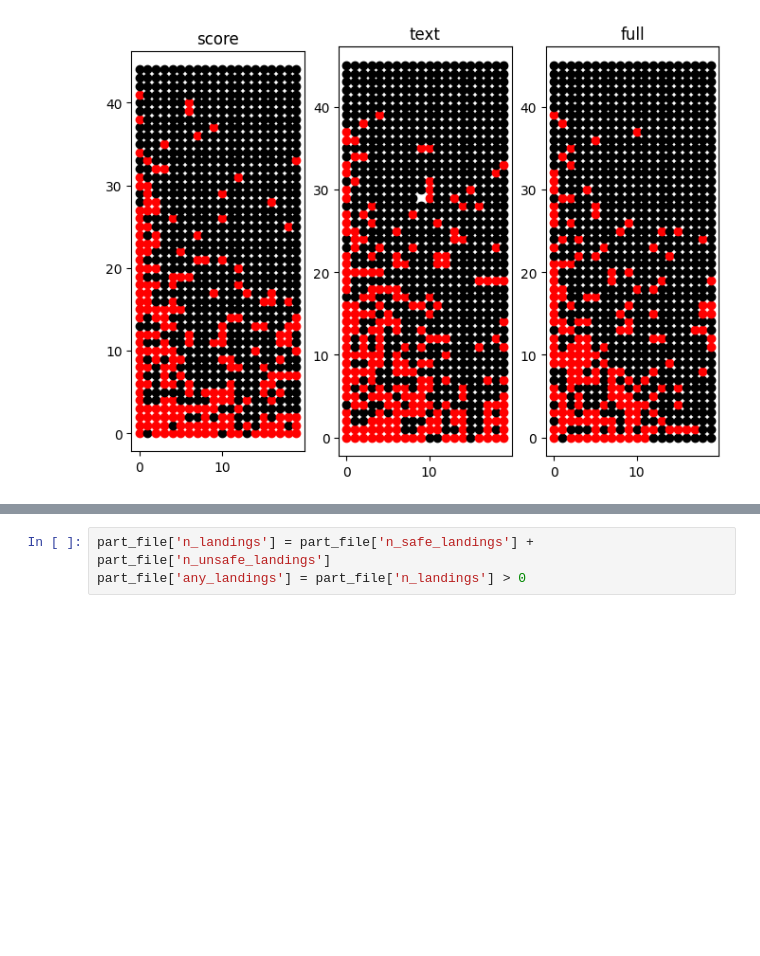
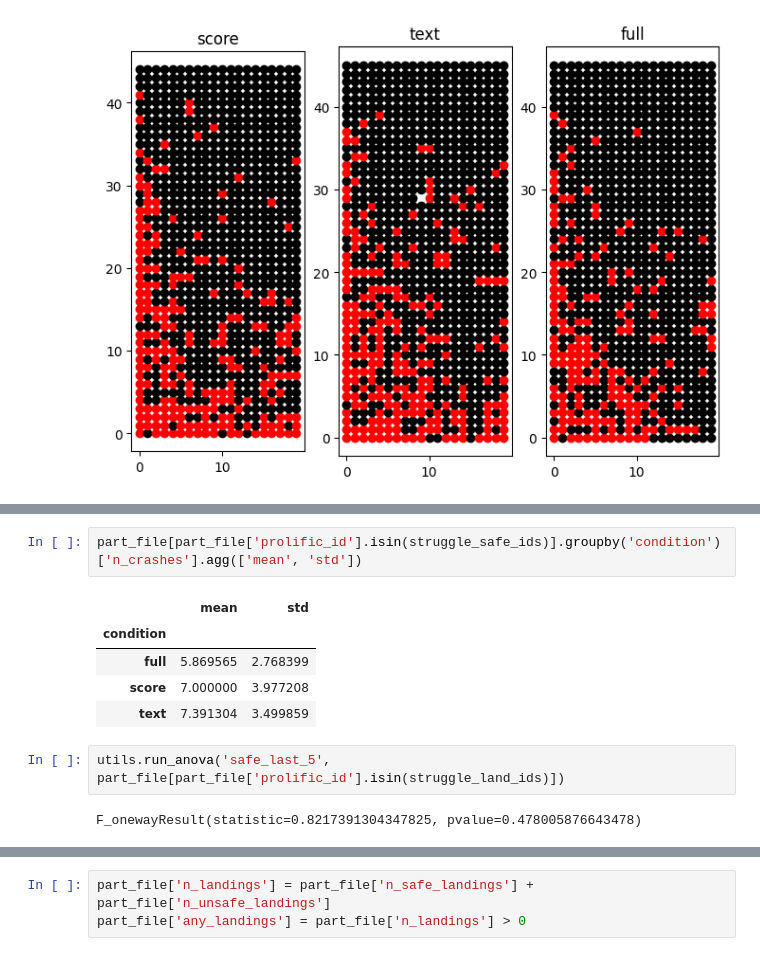
Before and after one commit to cairo-robotics/llm-multimodal-drone-feedback, a Jupyter notebook: analysis/analysis_brainstorm.ipynb, the cells around one changed output, grey strips where cells are left out. Cells and saved outputs as stored; diff of their text form; blank space fills up the shorter version.

```diff
--- a/analysis/analysis_brainstorm.ipynb
+++ b/analysis/analysis_brainstorm.ipynb
@@ -943,0 +992,12 @@ skipping participant 6522a86994a5ce0d7bb9feba trial 9
+# %%
+part_file[part_file['prolific_id'].isin(struggle_safe_ids)].groupby('condition')['n_crashes'].agg(['mean', 'std'])
+# %% [output]
+|  | mean | std |
+| condition |  |  |
+| full | 5.869565 | 2.768399 |
+| score | 7.000000 | 3.977208 |
+| text | 7.391304 | 3.499859 |
+# %%
+utils.run_anova('safe_last_5', part_file[part_file['prolific_id'].isin(struggle_land_ids)])
+# %% [output]
+F_onewayResult(statistic=0.8217391304347825, pvalue=0.478005876643478)
```
Also changed, not shown: parts of 8 cells of this notebook.
